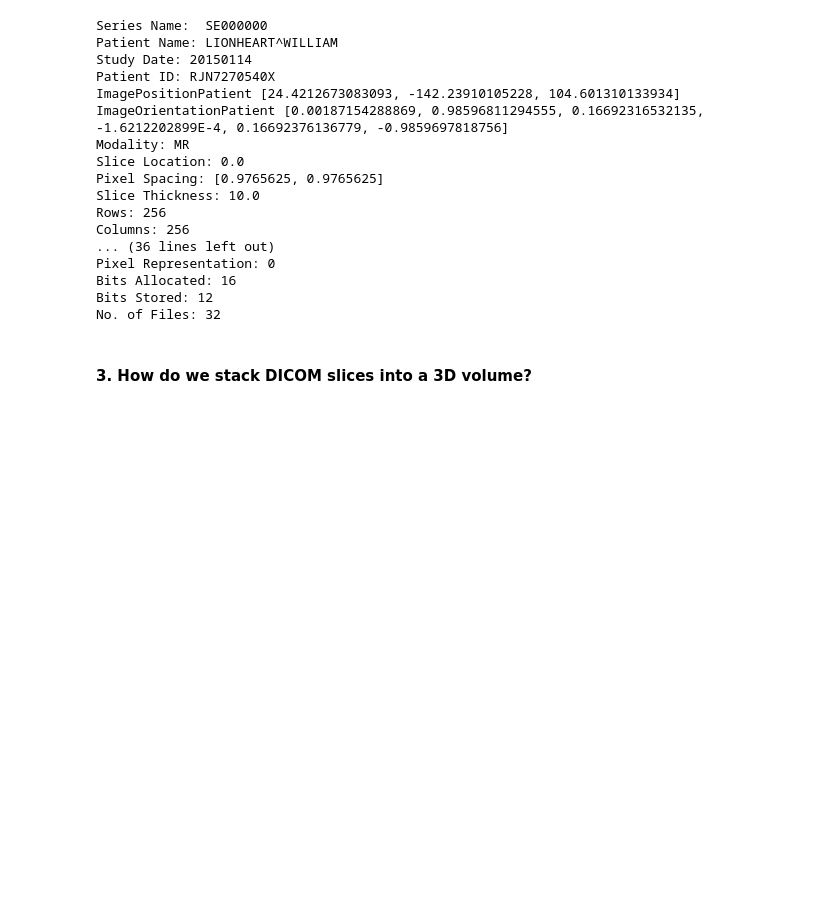
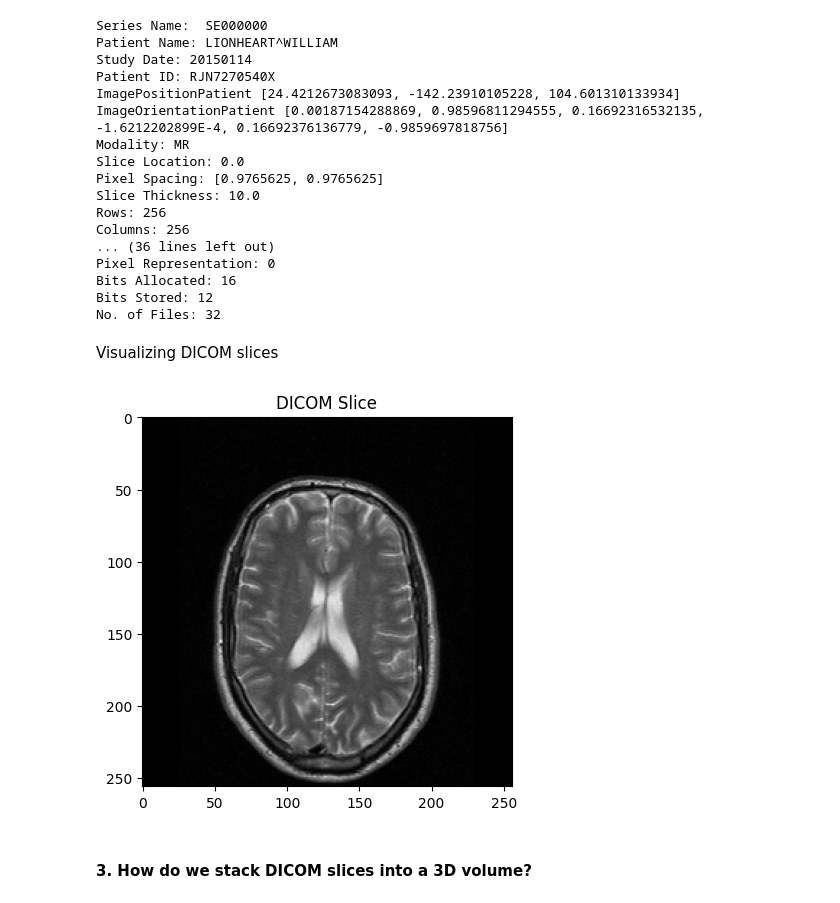
Before and after one commit to AG3106/BrainSpy, a Jupyter notebook: week2/read_viz.ipynb, the cells around one changed output. Saved outputs shown, nothing was run; the diff lists cells and outputs as text; code cells hidden in the pictures; blank space fills up the shorter version.

Commit message:
Added visualization for DICOM file and changes to Q.6

```diff
--- a/week2/read_viz.ipynb
+++ b/week2/read_viz.ipynb
@@ -96,6 +98,17 @@ Pixel Representation: 0
 Bits Allocated: 16
 Bits Stored: 12
 No. of Files: 32
+# %% [markdown]
+Visualizing DICOM slices
+# %%
+dcm_path = series_path[1]
+dcm_files = os.listdir(dcm_path)
+dcm_file = dcm_files[15] # 15th slice
+plt.imshow(dicom.dcmread(os.path.join(dcm_path, dcm_file), force=True).pixel_array, cmap="gray")
+plt.title("DICOM Slice")
+plt.show()
+# %% [output]
+[figure, added]
 # %% [markdown]
 #### 3. How do we stack DICOM slices into a 3D volume?
 # %%
```
Also changed, not shown: parts of 7 cells of this notebook, 1 other file.
